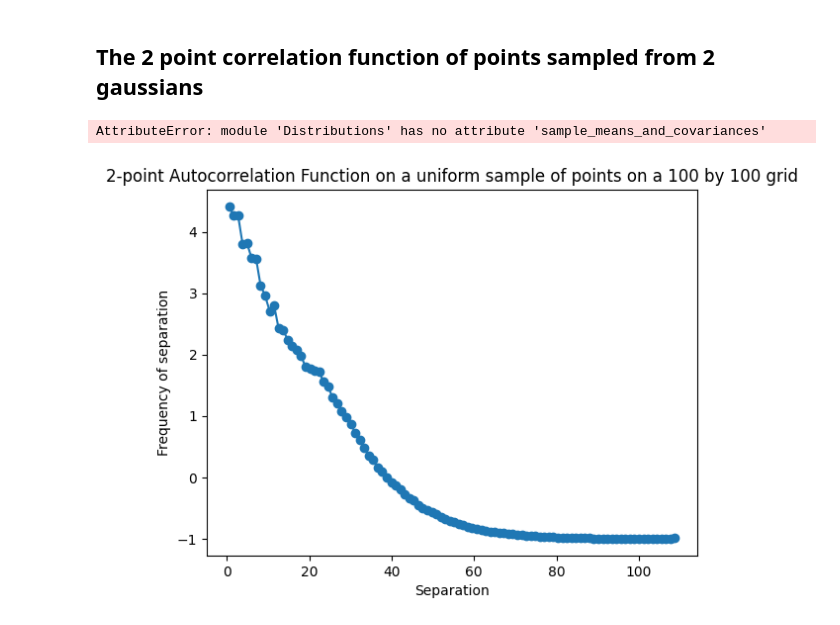
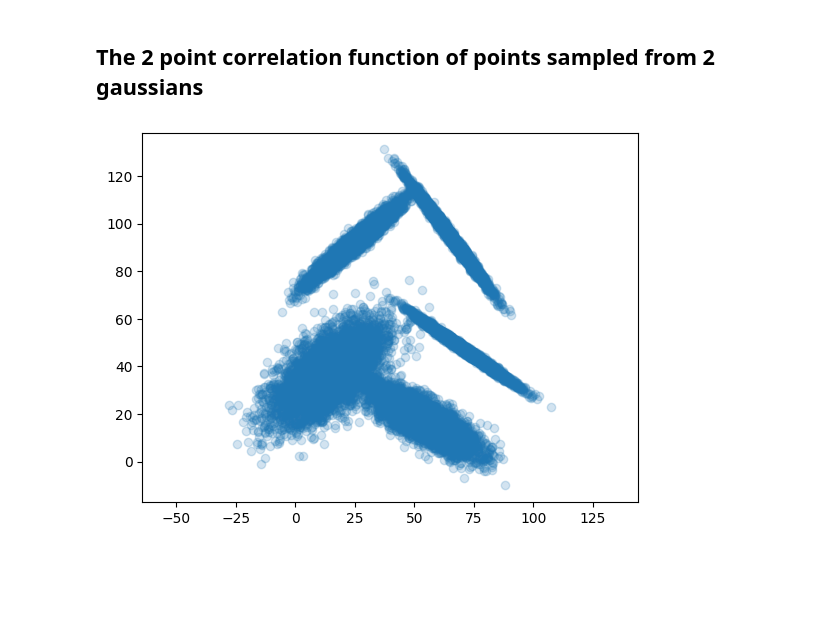
Before and after one commit to Koketsoc137/spectra_for_features, a Jupyter notebook: Power_spectrum.ipynb, the cells around one changed output. Saved outputs shown, nothing was run; the diff lists cells and outputs as text; code cells hidden in the pictures; blank space fills up the shorter version.

```diff
--- a/Power_spectrum.ipynb
+++ b/Power_spectrum.ipynb
@@ -172,35 +161,54 @@ plot_autocorrelation_2d(separation, two_point_correlation)
 ## The 2 point correlation function of points sampled from 2 gaussians
 # %%
 
+#For the Gaussian
 dimensions = 2
 mean_range = (0, 100)
 cov_range = (-10, 10)
-num_samples = 3
-points_per_gaussian = 500
+num_samples = 5
+points_per_gaussian = 5000
 n_points = points_per_gaussian*num_samples
 
 means, covariances = dist.sample_means_and_covariances(dimensions, mean_range, cov_range, num_samples)
 
 #Creating a feature space samples from Gaussians
 
-gaussian_space = generate_gaussian_points(means[0], covariances[0],points_per_gaussian)
+gaussian_space = dist.generate_gaussian_points(means[0], covariances[0],points_per_gaussian)
 for mean,covariance in zip(means[1:],covariances[1:]):
 
-    gaussian_space = np.concatenate((gaussian_space,generate_gaussian_points(mean, covariance,points_per_gaussian)),axis = 0)
+    gaussian_space = np.concatenate((gaussian_space,dist.generate_gaussian_points(mean, covariance,points_per_gaussian)),axis = 0)
 
-scatter_points(gaussian_space)
+dist.scatter_points(gaussian_space)
 # %% [output]
-AttributeError: module 'Distributions' has no attribute 'sample_means_and_covariances'
+[figure, added]
 # %%
-distances = compute_pairwise_distances(gaussian_space)
+distances_gaussian = compute_pairwise_distances(gaussian_space)
 
-separation, correlation = pairs_per_separation(distances, n_bins, max_distance)
+separation, pairs_per_separation_gaussian = pairs_per_separation(distances, n_bins, max_distance)
+
+##The random sample
+#For the uniform sample
+n_uniform_points_disk = n_points
+grid_size = max(distances_gaussian)
+n_bins = 100
+max_distance = max(distances_gaussian)
+center = np.mean(gaussian_space, axis=(0))
+print(center)
+
+importlib.reload(dist)
+uniform_points_disk = dist.generate_points_on_disk(grid_size/2, n_uniform_points_disk,center = center)
+
+dist.scatter_overlay(gaussian_space,uniform_points_disk)
+
+
+distances_disk = compute_pairwise_distances(uniform_points_disk)
+
+separation_disk, pairs_per_separation_disk = pairs_per_separation(distances_disk, n_bins, max_distance = None)
+
 
 #Computing the 2-point correlation function
-two_point_correlation = standard_2_point(correlation, uniform_correlation,n_points,n_uniform_points)
+two_point_correlation = standard_2_point(pairs_per_separation_gaussian, pairs_per_separation_disk,n_points,n_points)
 
-plot_autocorrelation_2d(separation, two_point_correlation)
+dist.plot_autocorrelation_2d(separation, two_point_correlation)
-# %% [output]
-[figure, removed]
 # %%
 #Computing the Land-Szalay correlation function
```
Also changed, not shown: parts of 8 cells of this notebook, 1 other file.
